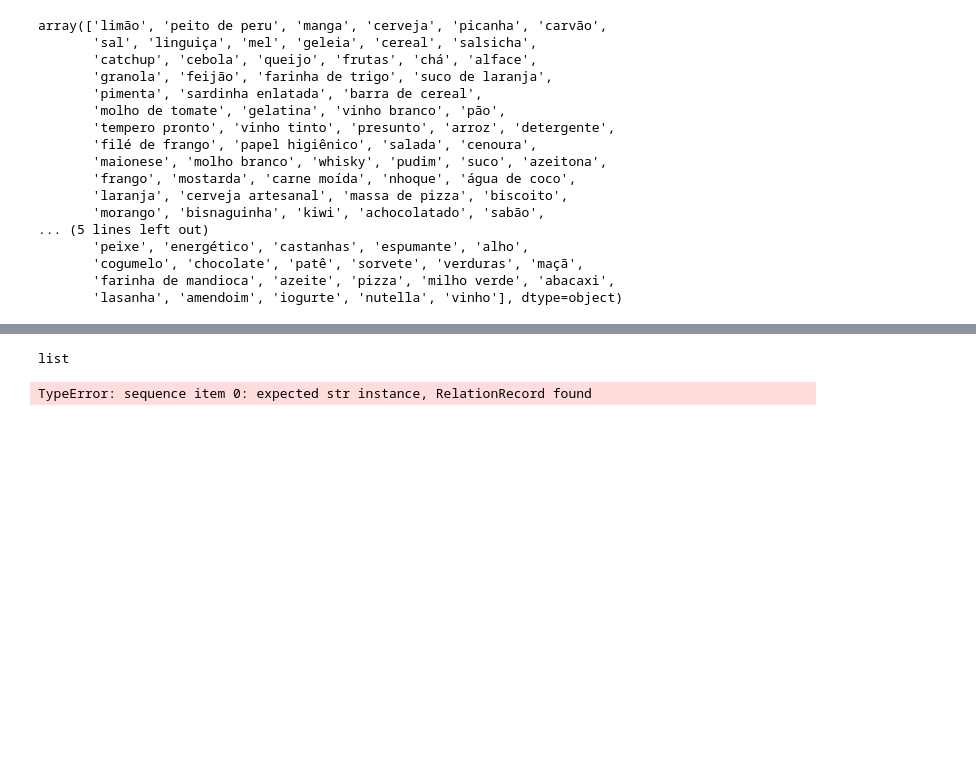
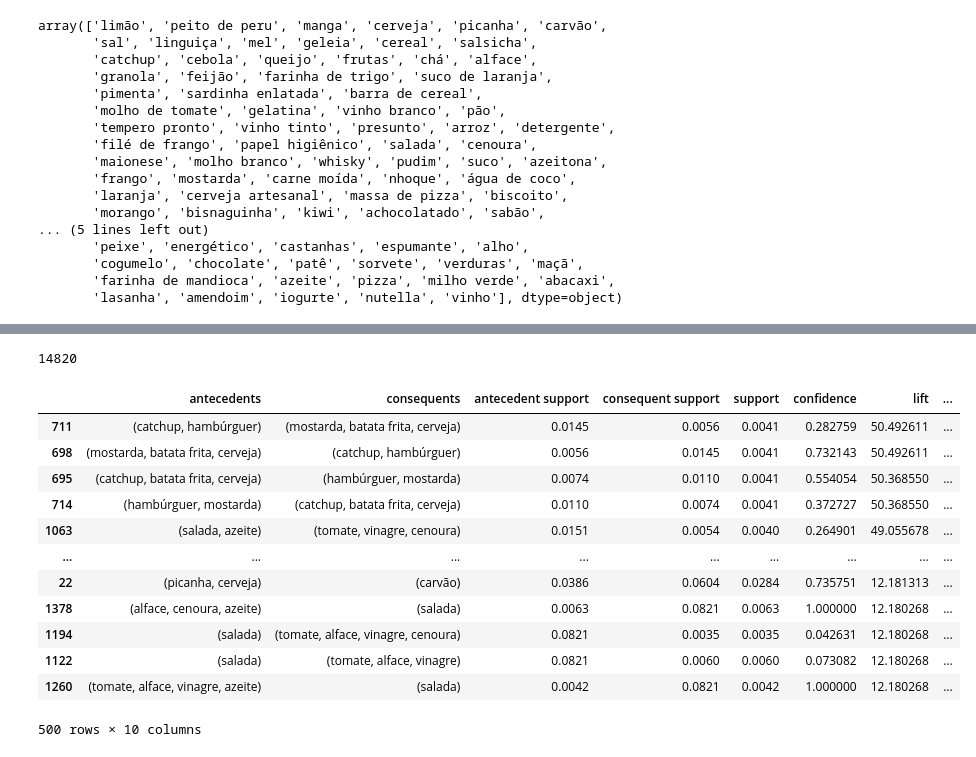
Before and after one commit to joaolucasgomess/ciencia-de-dados, a Jupyter notebook: mineracao-de-associacao/mineracao-de-associacao.ipynb, the cells around one changed output, grey strips where cells are left out. Drawn from its saved outputs; the diff is of its cells as text; code cells hidden in the pictures; blank space fills up the shorter version.

```diff
--- a/mineracao-de-associacao/mineracao-de-associacao.ipynb
+++ b/mineracao-de-associacao/mineracao-de-associacao.ipynb
@@ -77,11 +107,32 @@ print(results)
-# %%
-type(results)
-# %% [output]
-list
-# %%
-csv_str = ')])'.join(results)
-
-with open('results_apriori.csv', 'w') as csvfile:
-    csvfile.write(csv_str)
-# %% [output]
-TypeError: sequence item 0: expected str instance, RelationRecord found
+# %%
+df_compras_lista = new_df.apply(lambda x: x.dropna().tolist(), axis=1).tolist()
+
+te = TransactionEncoder()
+te_ary = te.fit(df_compras_lista).transform(df_compras_lista)
+
+df_onehot = pd.DataFrame(te_ary, columns=te.columns_)
+
+frequent_itemsets = fpgrowth(df_onehot, min_support=0.003,use_colnames=True)
+rules = association_rules(frequent_itemsets, metric="lift", min_threshold=3)
+
+rules.size
+# %% [output]
+14820
+# %%
+rules = rules.sort_values(by='lift', ascending=False)
+
+rules.head(500)
+# %% [output]
+|  | antecedents | consequents | antecedent support | consequent support | support | confidence | lift | ... |
+| 711 | (catchup, hambúrguer) | (mostarda, batata frita, cerveja) | 0.0145 | 0.0056 | 0.0041 | 0.282759 | 50.492611 | ... |
+| 698 | (mostarda, batata frita, cerveja) | (catchup, hambúrguer) | 0.0056 | 0.0145 | 0.0041 | 0.732143 | 50.492611 | ... |
+| 695 | (catchup, batata frita, cerveja) | (hambúrguer, mostarda) | 0.0074 | 0.0110 | 0.0041 | 0.554054 | 50.368550 | ... |
+| 714 | (hambúrguer, mostarda) | (catchup, batata frita, cerveja) | 0.0110 | 0.0074 | 0.0041 | 0.372727 | 50.368550 | ... |
+| 1063 | (salada, azeite) | (tomate, vinagre, cenoura) | 0.0151 | 0.0054 | 0.0040 | 0.264901 | 49.055678 | ... |
+| ... | ... | ... | ... | ... | ... | ... | ... | ... |
+| 22 | (picanha, cerveja) | (carvão) | 0.0386 | 0.0604 | 0.0284 | 0.735751 | 12.181313 | ... |
+| 1378 | (alface, cenoura, azeite) | (salada) | 0.0063 | 0.0821 | 0.0063 | 1.000000 | 12.180268 | ... |
+| 1194 | (salada) | (tomate, alface, vinagre, cenoura) | 0.0821 | 0.0035 | 0.0035 | 0.042631 | 12.180268 | ... |
+| 1122 | (salada) | (tomate, alface, vinagre) | 0.0821 | 0.0060 | 0.0060 | 0.073082 | 12.180268 | ... |
+| 1260 | (tomate, alface, vinagre, azeite) | (salada) | 0.0042 | 0.0821 | 0.0042 | 1.000000 | 12.180268 | ... |
+500 rows × 10 columns
```
Also changed, not shown: parts of 4 cells of this notebook.
